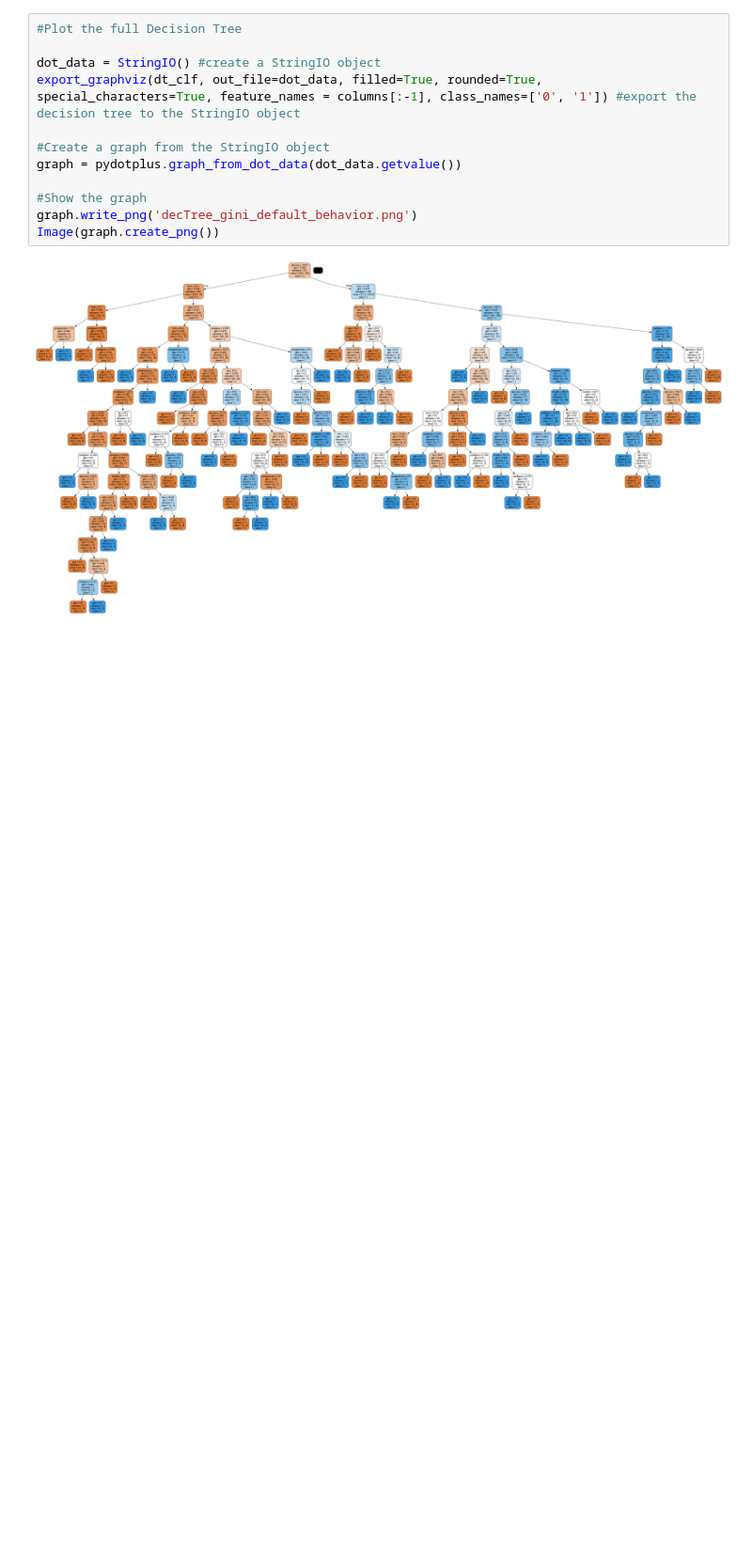
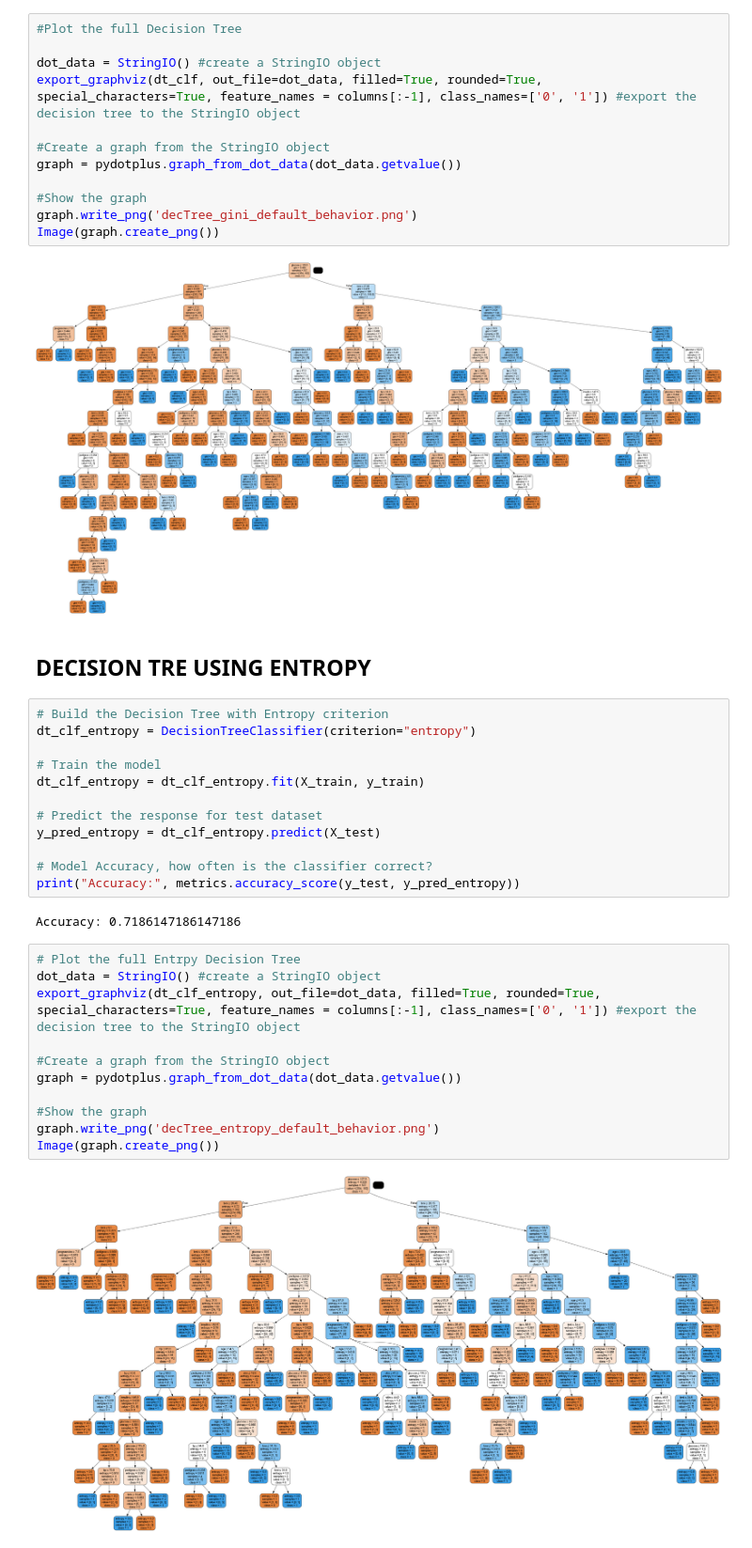
Before and after one commit to RiccardoRevalor/MachineLearning, a Jupyter notebook: DecisionTree/dectree_implementation.ipynb, the cells around one changed output. Shown at 94% size. Cells and saved outputs as stored; diff of their text form; blank space fills up the shorter version.

Commit message:
docTree: entropy default behavior plot

```diff
--- a/DecisionTree/dectree_implementation.ipynb
+++ b/DecisionTree/dectree_implementation.ipynb
@@ -125,3 +125,32 @@ graph.write_png('decTree_gini_default_behavior.png')
 Image(graph.create_png())
 # %% [output]
 [figure]
+# %% [markdown]
+## DECISION TRE USING ENTROPY
+# %%
+# Build the Decision Tree with Entropy criterion
+dt_clf_entropy = DecisionTreeClassifier(criterion="entropy")
+
+# Train the model
+dt_clf_entropy = dt_clf_entropy.fit(X_train, y_train)
+
+# Predict the response for test dataset
+y_pred_entropy = dt_clf_entropy.predict(X_test)
+
+# Model Accuracy, how often is the classifier correct?
+print("Accuracy:", metrics.accuracy_score(y_test, y_pred_entropy))
+# %% [output]
+Accuracy: 0.7186147186147186
+# %%
+# Plot the full Entrpy Decision Tree
+dot_data = StringIO() #create a StringIO object
+export_graphviz(dt_clf_entropy, out_file=dot_data, filled=True, rounded=True, special_characters=True, feature_names = columns[:-1], class_names=['0', '1']) #export the decision tree to the StringIO object
+
+#Create a graph from the StringIO object
+graph = pydotplus.graph_from_dot_data(dot_data.getvalue())
+
+#Show the graph
+graph.write_png('decTree_entropy_default_behavior.png')
+Image(graph.create_png())
+# %% [output]
+[figure, added]
```
Also changed, not shown: 1 other file.
